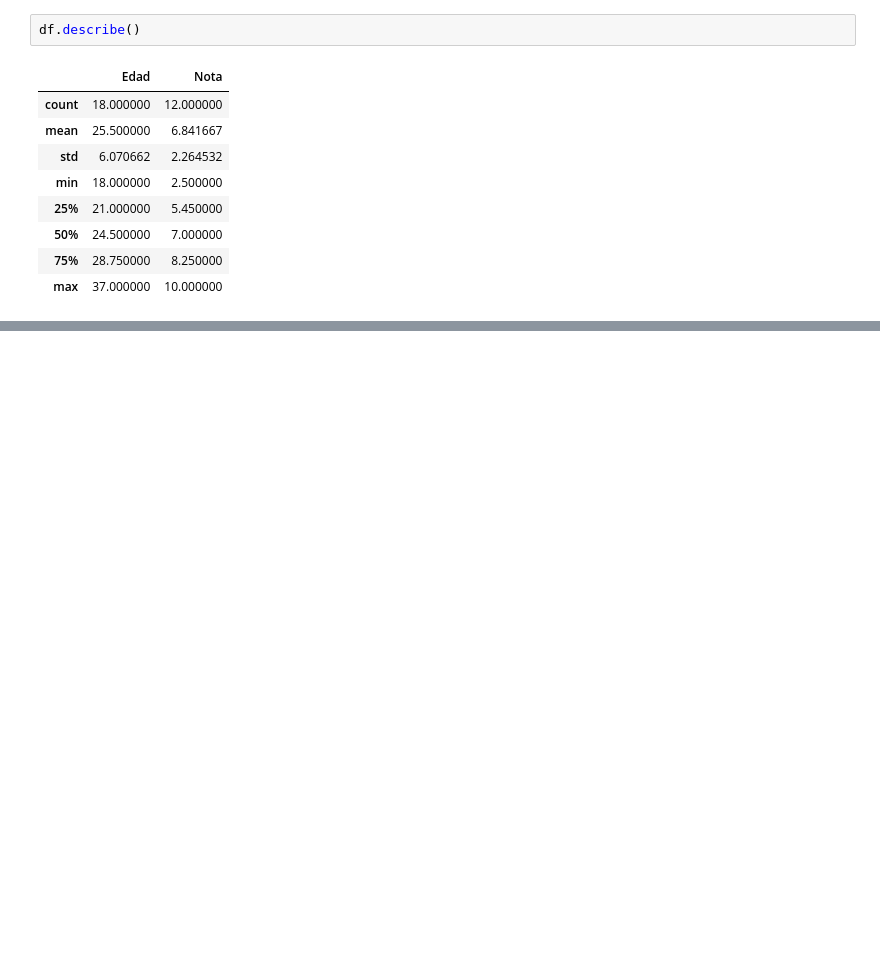
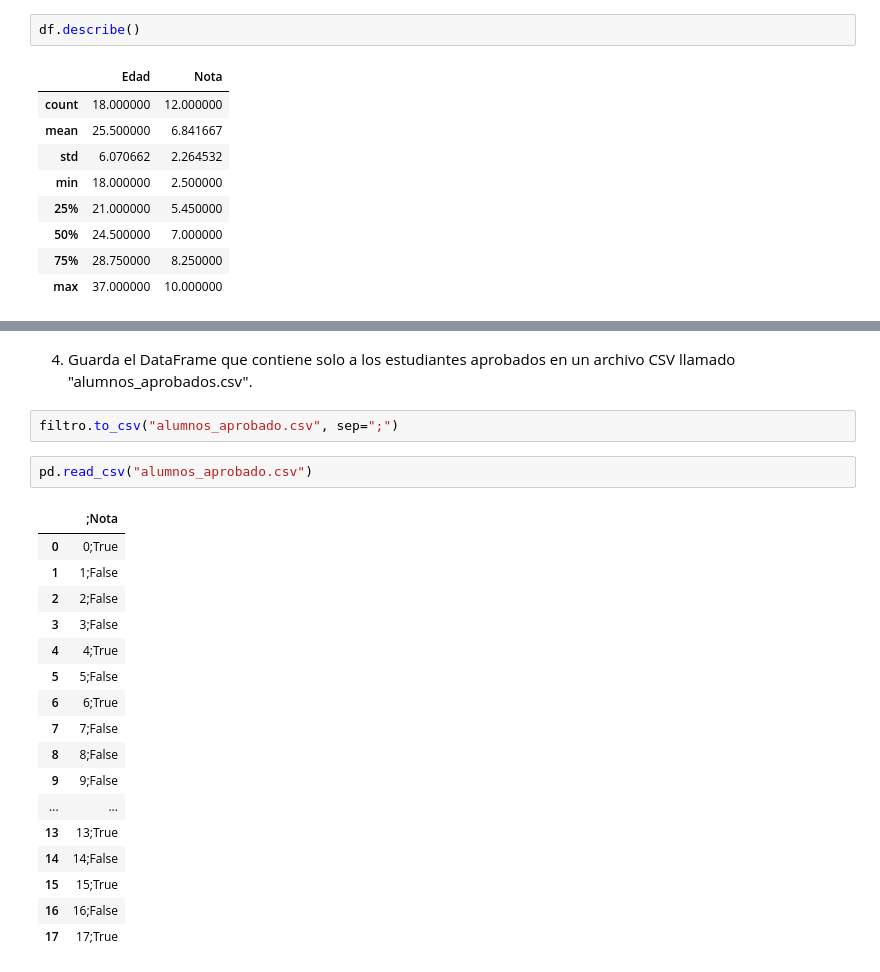
Before and after one commit to Luis1g/Python_DataScience, a Jupyter notebook: Pandas/desafio1.ipynb, the cells around one changed output, grey strips where cells are left out. Saved outputs shown, nothing was run; the diff lists cells and outputs as text; blank space fills up the shorter version.

Commit message:
Actualizar archivos

```diff
--- a/Pandas/desafio1.ipynb
+++ b/Pandas/desafio1.ipynb
@@ -59,0 +153,24 @@ df.describe()
+# %% [markdown]
+4. Guarda el DataFrame que contiene solo a los estudiantes aprobados en un archivo CSV llamado "alumnos_aprobados.csv".
+# %%
+filtro.to_csv("alumnos_aprobado.csv", sep=";")
+# %%
+pd.read_csv("alumnos_aprobado.csv")
+# %% [output]
+|  | ;Nota |
+| 0 | 0;True |
+| 1 | 1;False |
+| 2 | 2;False |
+| 3 | 3;False |
+| 4 | 4;True |
+| 5 | 5;False |
+| 6 | 6;True |
+| 7 | 7;False |
+| 8 | 8;False |
+| 9 | 9;False |
+| ... | ... |
+| 13 | 13;True |
+| 14 | 14;False |
+| 15 | 15;True |
+| 16 | 16;False |
+| 17 | 17;True |
```
Also changed, not shown: parts of 8 cells of this notebook, 3 other files.
